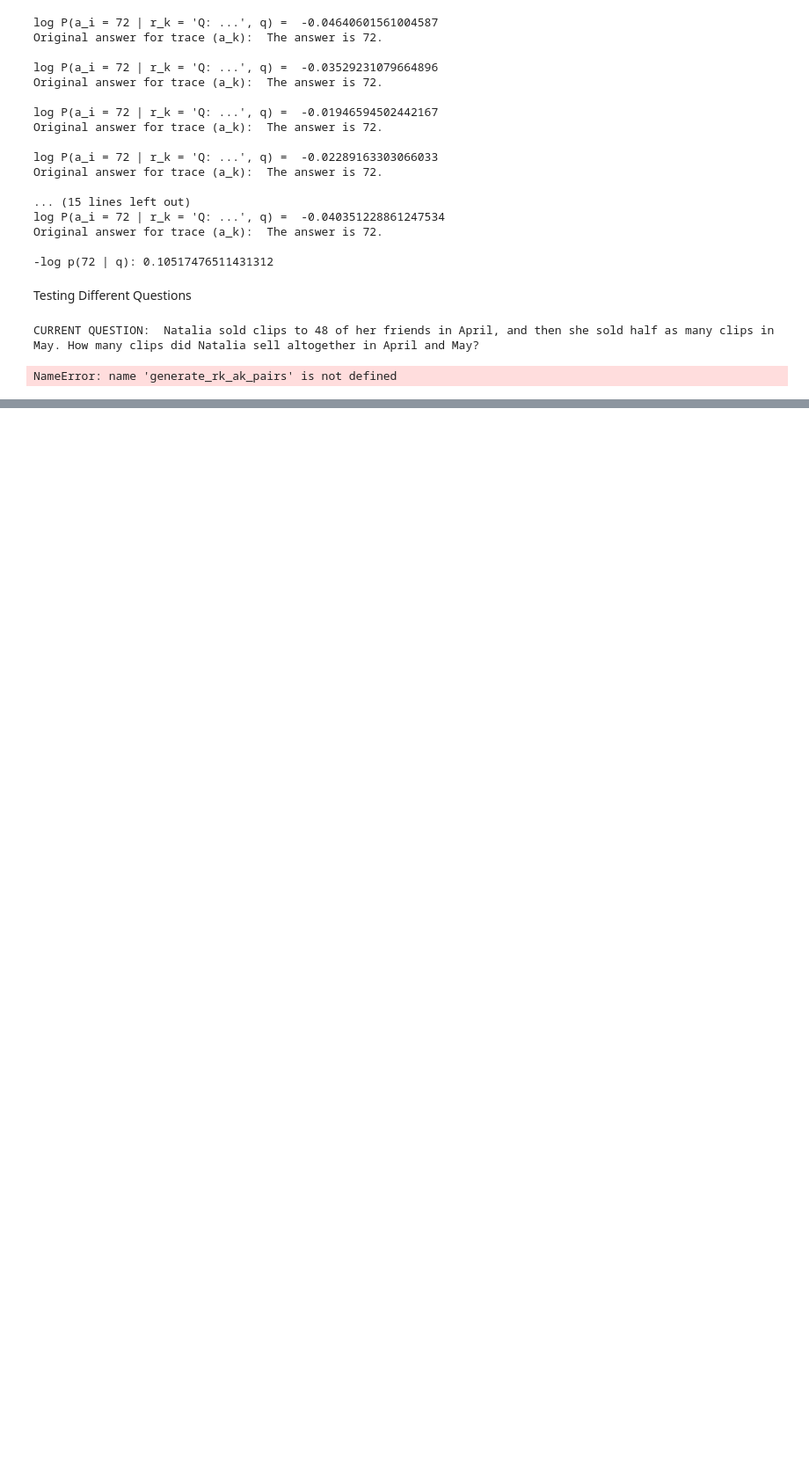
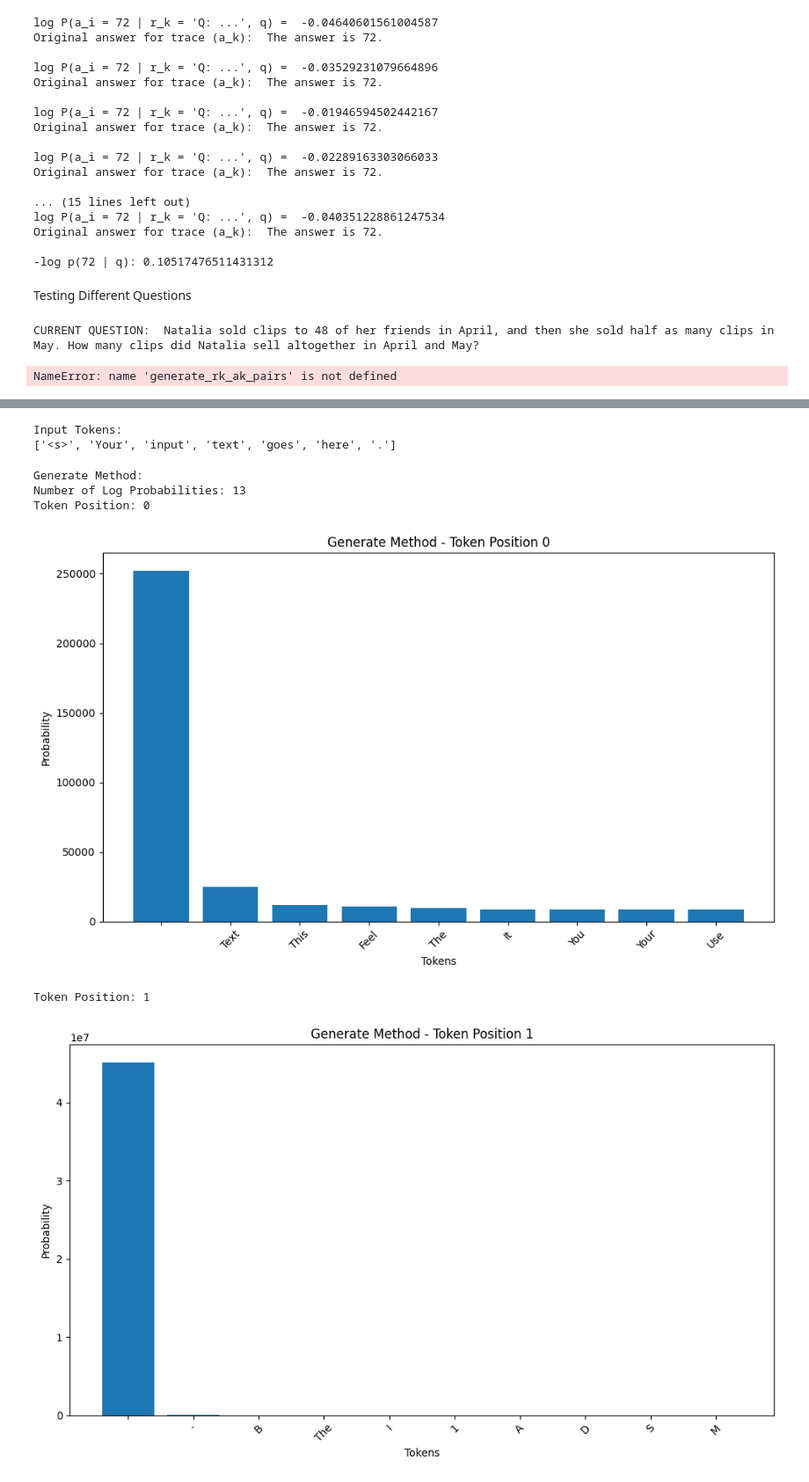
Before and after one commit to vivekvajipey/reasoning-topics, a Jupyter notebook: distribution/distribution_experimentation.ipynb, the cells around one changed output, grey strips where cells are left out. Shown: that part at 88% size. Cells and saved outputs as stored; diff of their text form; code cells hidden in the pictures; blank space fills up the shorter version.

```diff
--- a/distribution/distribution_experimentation.ipynb
+++ b/distribution/distribution_experimentation.ipynb
@@ -508,0 +602,70 @@ NameError: name 'generate_rk_ak_pairs' is not defined
+# %%
+import matplotlib.pyplot as plt
+import torch.nn.functional as F
+
+def visualize_logprobs(log_probs, tokenizer, title):
+    # Convert log probabilities to probabilities
+    probs = torch.exp(log_probs)
+
+    # Get the top 10 tokens with the highest probabilities
+    top_probs, top_indices = torch.topk(probs, k=10)
+
+    # Decode the top tokens
+    top_tokens = [tokenizer.decode(idx.item()) for idx in top_indices.flatten()]
+
+    # Create a bar plot
+    plt.figure(figsize=(10, 6))
+    plt.bar(top_tokens, top_probs.flatten().tolist())
+    plt.xlabel("Tokens")
+    plt.ylabel("Probability")
+    plt.title(title)
+    plt.xticks(rotation=45)
+    plt.tight_layout()
+    plt.show()
+
+input_text = "Your input text goes here."
+
+# Tokenize the input text
+input_ids = tokenizer.encode(input_text, return_tensors="pt").to(model.device)
+input_tokens = [tokenizer.decode(idx) for idx in input_ids[0]]
+
+print("Input Tokens:")
+print(input_tokens)
+
+# Generate method
+temperature = 0.0
+with torch.no_grad():
+    output = model.generate(
+        input_ids,
+        output_scores=True,
+        return_dict_in_generate=True,
+        temperature=temperature
+    )
+    generate_log_probs = output.scores
+
+print("\nGenerate Method:")
+print(f"Number of Log Probabilities: {len(generate_log_probs)}")
+for i, log_probs in enumerate(generate_log_probs):
+    print(f"Token Position: {i}")
+    visualize_logprobs(log_probs, tokenizer, f"Generate Method - Token Position {i}")
+
+# Forward method
+with torch.no_grad():
+    outputs = model(input_ids)
+    logits = outputs.logits
+    forward_log_probs = F.log_softmax(logits, dim=-1)
+
+print("\nForward Method:")
+print(f"Number of Log Probabilities: {forward_log_probs.shape[1]}")
+for i in range(forward_log_probs.shape[1]):
+    print(f"Token Position: {i}")
+    visualize_logprobs(forward_log_probs[0, i, :], tokenizer, f"Forward Method - Token Position {i}")
+# %% [output]
+Input Tokens:
+['<s>', 'Your', 'input', 'text', 'goes', 'here', '.']
+Generate Method:
+Number of Log Probabilities: 13
+Token Position: 0
+[figure, added]
+Token Position: 1
+[figure, added]
```
Also changed, not shown: parts of 7 cells of this notebook, 4 other files.
